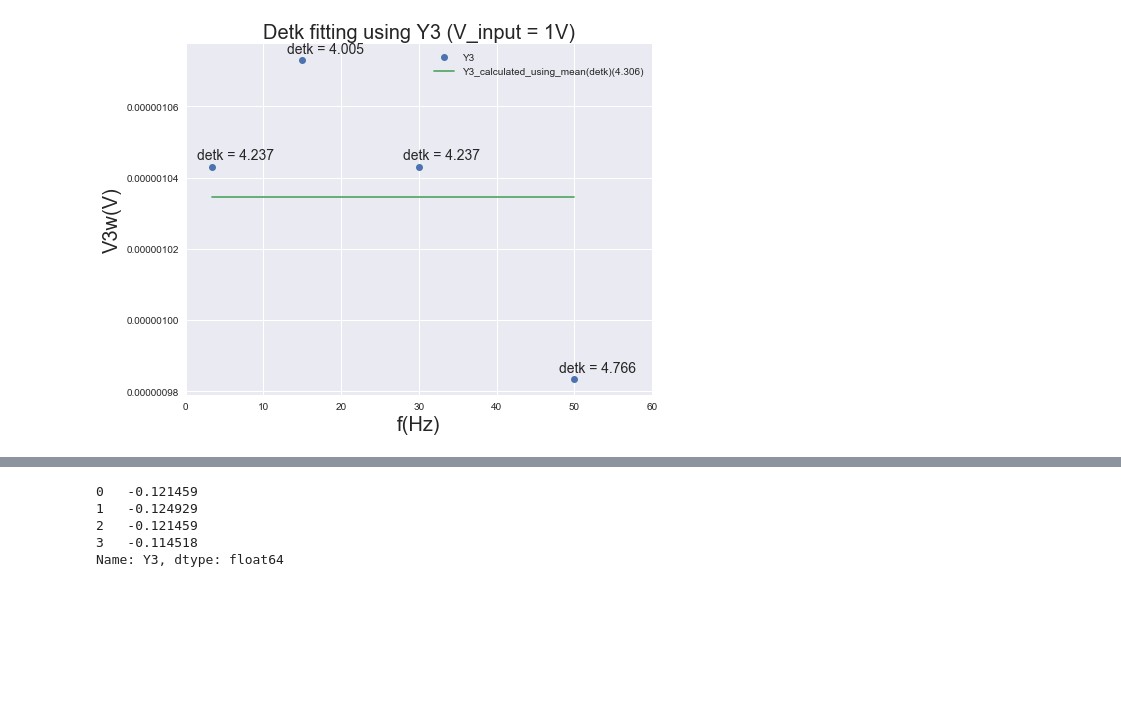
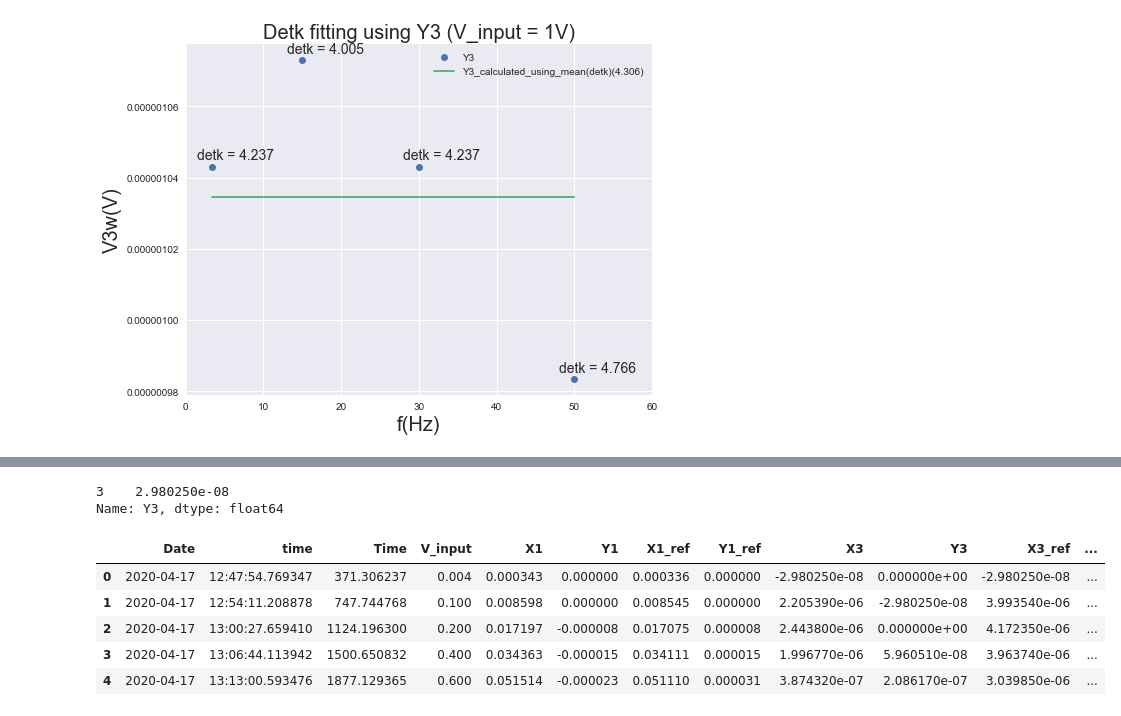
Before and after one commit to xyan36/GraysonGroup, a Jupyter notebook: 23w_method/R56_3w_power_depdence_replots.ipynb, the cells around one changed output, grey strips where cells are left out. Saved outputs shown, nothing was run; the diff lists cells and outputs as text; code cells hidden in the pictures; blank space fills up the shorter version.

```diff
--- a/23w_method/R56_3w_power_depdence_replots.ipynb
+++ b/23w_method/R56_3w_power_depdence_replots.ipynb
@@ -264,8 +302,5 @@ f5.savefig('200416\\200416_glass_R56_power_detk_fitting_Y3_V1p0.jpg', dpi = 300)
-# %%
-data.T_avg_im
-# %% [output]
-0   -0.121459
-1   -0.124929
-2   -0.121459
-3   -0.114518
-Name: Y3, dtype: float64
+# %%
+array[3][array[3]['V_input'] == 0.4]['Y3']
+# %% [output]
+3    2.980250e-08
+Name: Y3, dtype: float64
@@ -271,0 +311,9 @@ Name: Y3, dtype: float64
+# %%
+array[2].head()
+# %% [output]
+|  | Date | time | Time | V_input | X1 | Y1 | X1_ref | Y1_ref | X3 | Y3 | X3_ref | ... |
+| 0 | 2020-04-17 | 12:47:54.769347 | 371.306237 | 0.004 | 0.000343 | 0.000000 | 0.000336 | 0.000000 | -2.980250e-08 | 0.000000e+00 | -2.980250e-08 | ... |
+| 1 | 2020-04-17 | 12:54:11.208878 | 747.744768 | 0.100 | 0.008598 | 0.000000 | 0.008545 | 0.000000 | 2.205390e-06 | -2.980250e-08 | 3.993540e-06 | ... |
+| 2 | 2020-04-17 | 13:00:27.659410 | 1124.196300 | 0.200 | 0.017197 | -0.000008 | 0.017075 | 0.000008 | 2.443800e-06 | 0.000000e+00 | 4.172350e-06 | ... |
+| 3 | 2020-04-17 | 13:06:44.113942 | 1500.650832 | 0.400 | 0.034363 | -0.000015 | 0.034111 | 0.000015 | 1.996770e-06 | 5.960510e-08 | 3.963740e-06 | ... |
+| 4 | 2020-04-17 | 13:13:00.593476 | 1877.129365 | 0.600 | 0.051514 | -0.000023 | 0.051110 | 0.000031 | 3.874320e-07 | 2.086170e-07 | 3.039850e-06 | ... |
```
Also changed, not shown: parts of 9 cells of this notebook, 12 other files.
